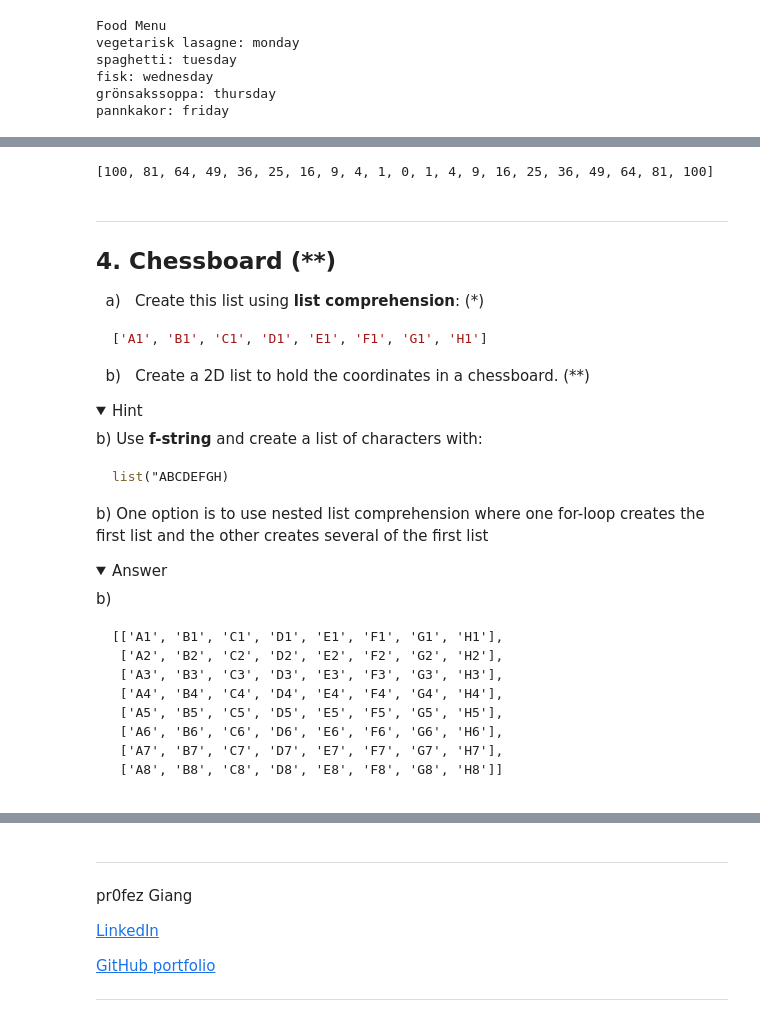
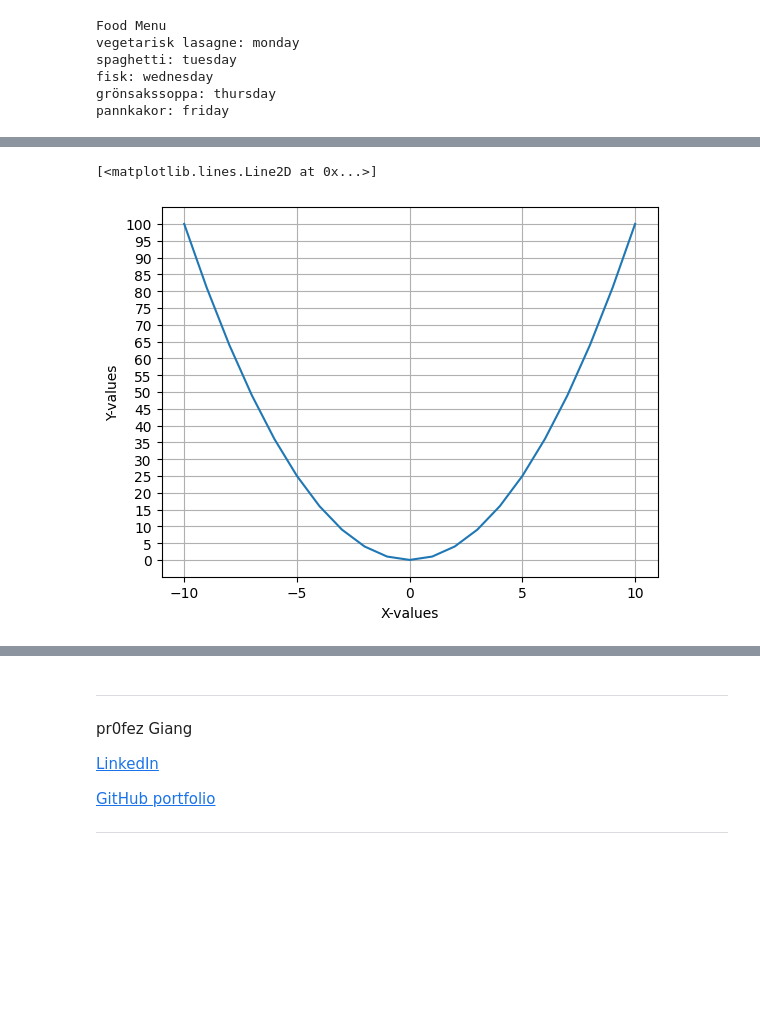
Before and after one commit to AptiDz/python-programming-APTI-DZHAMURZAEV, a Jupyter notebook: Exercises/04-list-exercise.ipynb, the cells around one changed output, grey strips where cells are left out. Saved outputs shown, nothing was run; the diff lists cells and outputs as text; code cells hidden in the pictures; folded sections open; blank space fills up the shorter version.

````diff
--- a/Exercises/04-list-exercise.ipynb
+++ b/Exercises/04-list-exercise.ipynb
@@ -149,9 +150,3 @@ b)
 
 <img align="left" src="../assets/x^2_graph.png" width="300"/>
 </details>
-# %%
-# a)
-squares = [x**2 for x in range(-10, 11)]
-print(squares)
-# %% [output]
-[100, 81, 64, 49, 36, 25, 16, 9, 4, 1, 0, 1, 4, 9, 16, 25, 36, 49, 64, 81, 100]
@@ -160,44 +153,26 @@ print(squares)
-# %% [markdown]
----
-## 4. Chessboard (**)
-
-&nbsp; a) &nbsp; Create this list using **list comprehension**: (*)
-
-```python
-['A1', 'B1', 'C1', 'D1', 'E1', 'F1', 'G1', 'H1']
-```
-
-&nbsp; b) &nbsp; Create a 2D list to hold the coordinates in a chessboard. (**)
-
-<details>
-
-<summary>Hint</summary>
-
-b) Use **f-string** and create a list of characters with:
-
-```python
-list("ABCDEFGH)
-```
-
-b) One option is to use nested list comprehension where one for-loop creates the first list and the other creates several of the first list
-
-</details>
-
-
-<details>
-
-<summary>Answer</summary>
-
-b)
-```
-[['A1', 'B1', 'C1', 'D1', 'E1', 'F1', 'G1', 'H1'],
- ['A2', 'B2', 'C2', 'D2', 'E2', 'F2', 'G2', 'H2'],
- ['A3', 'B3', 'C3', 'D3', 'E3', 'F3', 'G3', 'H3'],
- ['A4', 'B4', 'C4', 'D4', 'E4', 'F4', 'G4', 'H4'],
- ['A5', 'B5', 'C5', 'D5', 'E5', 'F5', 'G5', 'H5'],
- ['A6', 'B6', 'C6', 'D6', 'E6', 'F6', 'G6', 'H6'],
- ['A7', 'B7', 'C7', 'D7', 'E7', 'F7', 'G7', 'H7'],
- ['A8', 'B8', 'C8', 'D8', 'E8', 'F8', 'G8', 'H8']]
-```
-
-</details>
+# %%
+import matplotlib.pyplot as plt
+
+# a)
+squares_x = [x for x in range(-10, 11)]
+squares_y = [x**2 for x in range(-10, 11)]
+
+# Axes values with increment of 5.
+x_values = tuple(range(min(squares_x), max(squares_x) + 1, 5))
+y_values = tuple(range(min(squares_y), max(squares_y) + 1, 5))
+# Axes ticks to show the values
+plt.xticks(x_values)
+plt.yticks(y_values)
+# Adds the grid to easier see where the dots are in the axes
+plt.grid()
+
+plt.xlabel("X-values")
+plt.ylabel("Y-values")
+
+# b)
+
+
+plt.plot(squares_x, squares_y)
+# %% [output]
+[<matplotlib.lines.Line2D at 0x...>]
+[figure, added]
````
Also changed, not shown: parts of 4 cells of this notebook, 18 other files.
